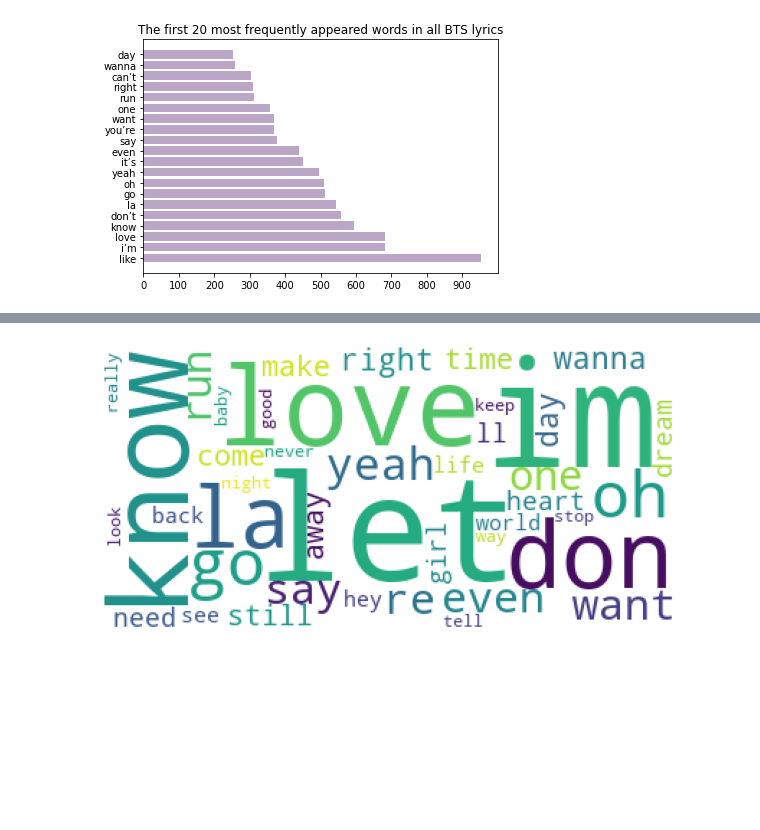
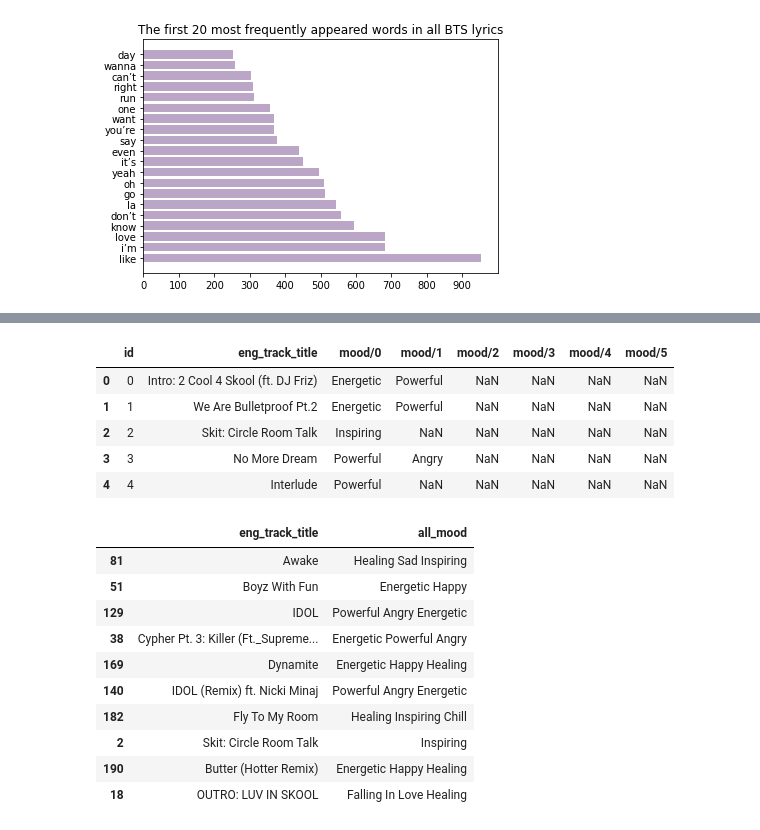
Before and after one commit to dorissssy/Info498A_Final_Project, a Jupyter notebook: data/BTS_lyrics.ipynb, the cells around one changed output, grey strips where cells are left out. Saved outputs shown, nothing was run; the diff lists cells and outputs as text; code cells hidden in the pictures; blank space fills up the shorter version.

```diff
--- a/data/BTS_lyrics.ipynb
+++ b/data/BTS_lyrics.ipynb
@@ -79,18 +66,12 @@ from wordcloud import WordCloud
-# %%
-most30_appeared = dict(nlargest(50, word_count.items(), key=lambda i: i[1]))
-
-most30_appeared_string = " ".join(list(most30_appeared.keys()))
-
-wordcloud = WordCloud(background_color ='white',
-                      collocations=False,
-                      min_font_size = 10).generate(most30_appeared_string)
-
-# plot the WordCloud image
-plt.figure(figsize = (8, 8), facecolor = None)
-plt.imshow(wordcloud)
-plt.axis("off")
-plt.tight_layout(pad = 0)
-
-plt.show()
-# %% [output]
-[figure, removed]
+# %%
+# load mood data
+path_to_mood_data = '/content/drive/My Drive/Colab Notebooks/INFO 498 BTS and Kpop/song_mood.csv'
+mood_data = pd.read_csv(path_to_mood_data)
+mood_data.head()
+# %% [output]
+|  | id | eng_track_title | mood/0 | mood/1 | mood/2 | mood/3 | mood/4 | mood/5 |
+| 0 | 0 | Intro: 2 Cool 4 Skool (ft. DJ Friz) | Energetic | Powerful | NaN | NaN | NaN | NaN |
+| 1 | 1 | We Are Bulletproof Pt.2 | Energetic | Powerful | NaN | NaN | NaN | NaN |
+| 2 | 2 | Skit: Circle Room Talk | Inspiring | NaN | NaN | NaN | NaN | NaN |
+| 3 | 3 | No More Dream | Powerful | Angry | NaN | NaN | NaN | NaN |
+| 4 | 4 | Interlude | Powerful | NaN | NaN | NaN | NaN | NaN |
@@ -96,0 +81,15 @@ plt.show()
+# %%
+mood_data_new = mood_data[['eng_track_title', 'all_mood']]
+mood_data_new.sample(10)
+# %% [output]
+|  | eng_track_title | all_mood |
+| 81 | Awake | Healing Sad Inspiring |
+| 51 | Boyz With Fun | Energetic Happy |
+| 129 | IDOL | Powerful Angry Energetic |
+| 38 | Cypher Pt. 3: Killer (Ft._Supreme... | Energetic Powerful Angry |
+| 169 | Dynamite | Energetic Happy Healing |
+| 140 | IDOL (Remix) ft. Nicki Minaj | Powerful Angry Energetic |
+| 182 | Fly To My Room | Healing Inspiring Chill |
+| 2 | Skit: Circle Room Talk | Inspiring |
+| 190 | Butter (Hotter Remix) | Energetic Happy Healing |
+| 18 | OUTRO: LUV IN SKOOL | Falling In Love Healing |
```
Also changed, not shown: parts of 5 cells of this notebook, 1 other file.
